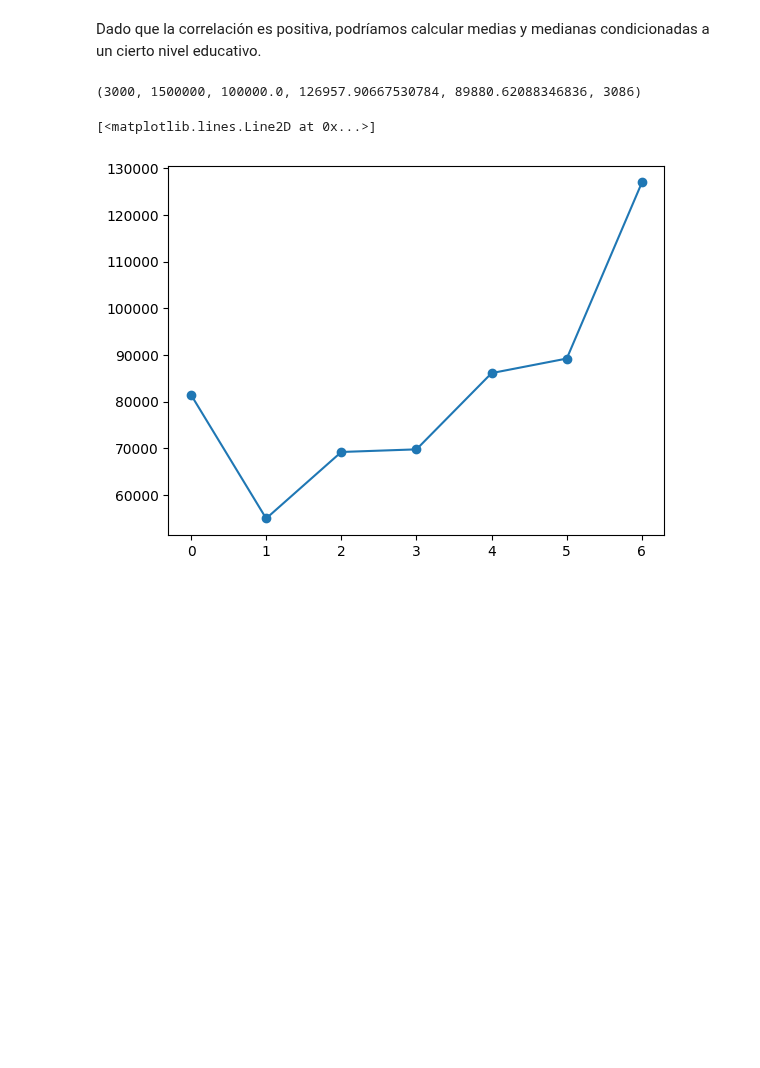
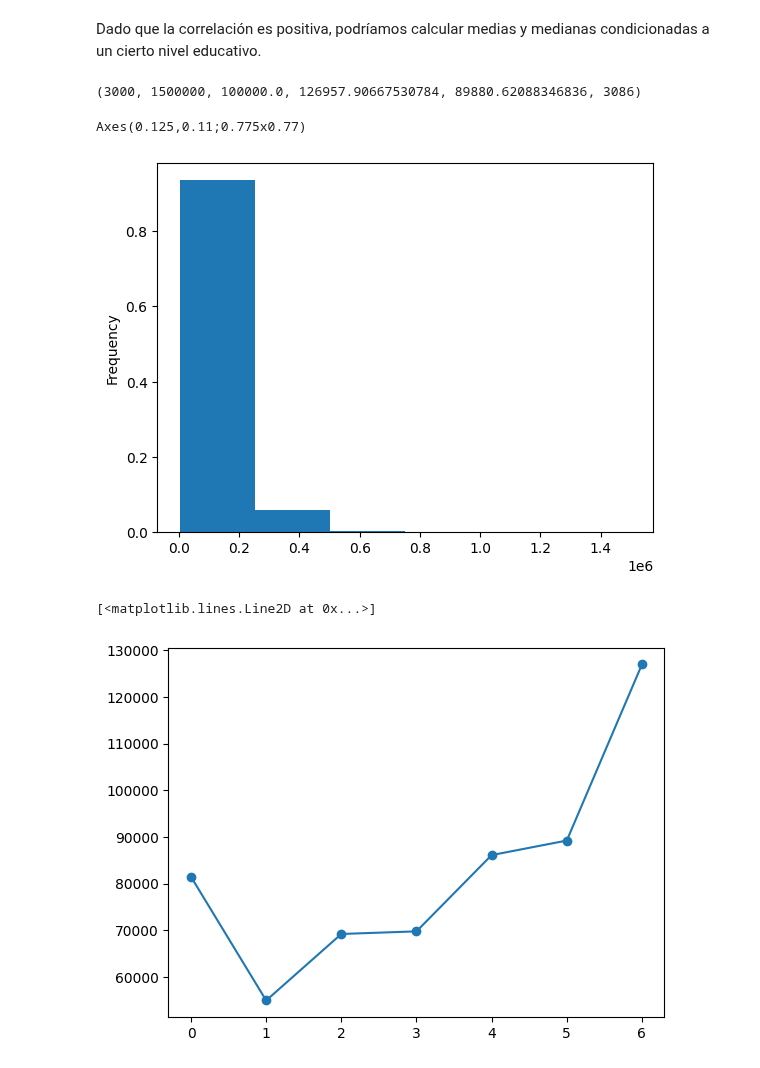
Before and after one commit to cristiandarioortegayubro/BDS, a Jupyter notebook: modulo.02/bds_estadistica_001_01.ipynb, the cells around one changed output. Saved outputs shown, nothing was run; the diff lists cells and outputs as text; code cells hidden in the pictures; blank space fills up the shorter version.

```diff
--- a/modulo.02/bds_estadistica_001_01.ipynb
+++ b/modulo.02/bds_estadistica_001_01.ipynb
@@ -201,9 +210,12 @@ Condicionada['P21'].min(), Condicionada['P21'].max(), Condicionada['P21'].median
 # %% [output]
 (3000, 1500000, 100000.0, 126957.90667530784, 89880.62088346836, 3086)
 # %%
-histogram = Condicionada['P21'].plot.hist(bins=30, weights=np.ones_like(Condicionada['P21']) / len(Condicionada['P21']))
+histogram = Condicionada['P21'].plot.hist(bins=6, weights=np.ones_like(Condicionada['P21']) / len(Condicionada['P21']))
 print(histogram)
 plt.show()
+# %% [output]
+Axes(0.125,0.11;0.775x0.77)
+[figure, added]
 # %%
 X = [0,1,2,3,4,5,6]
 EYX = []
```
Also changed, not shown: parts of 18 cells of this notebook.
